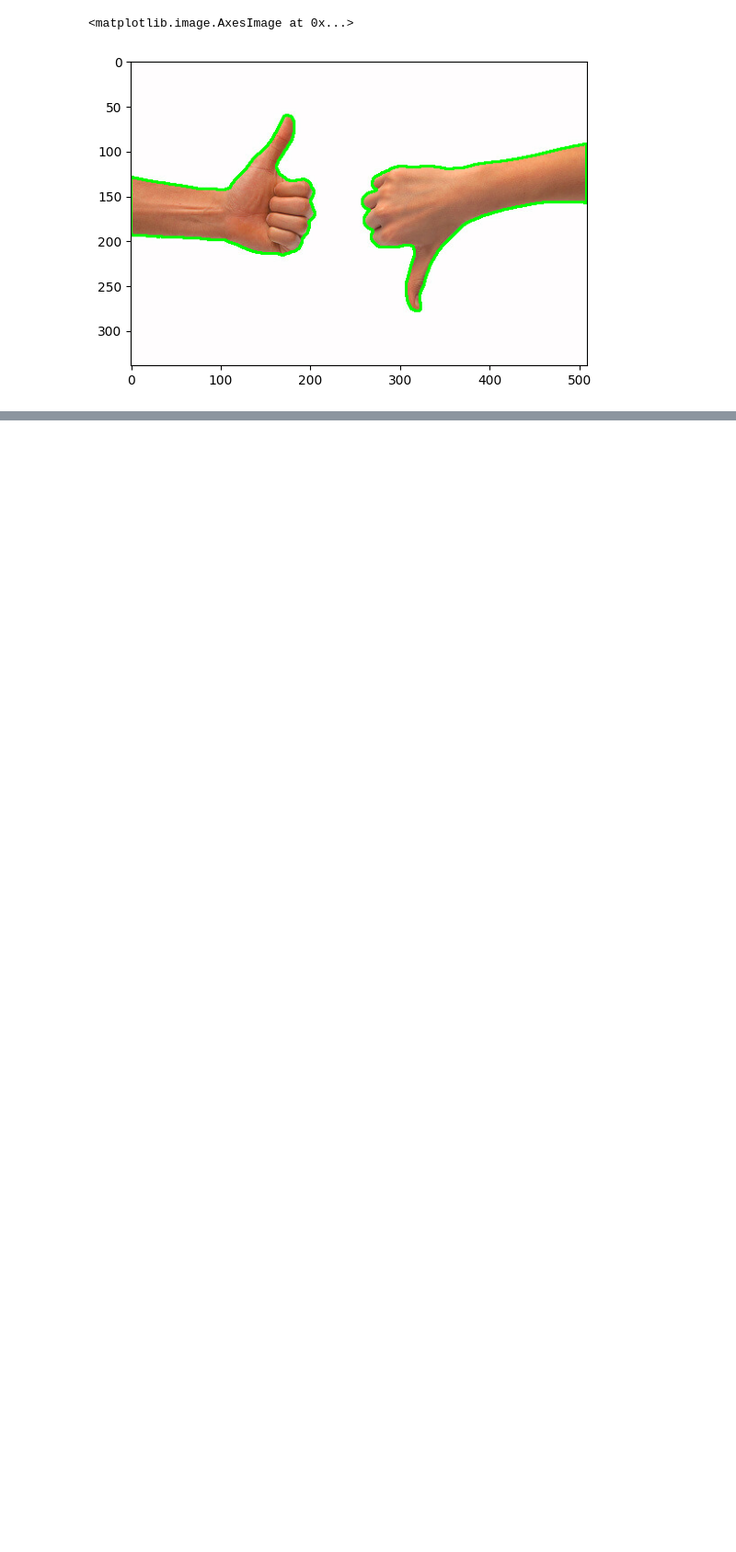
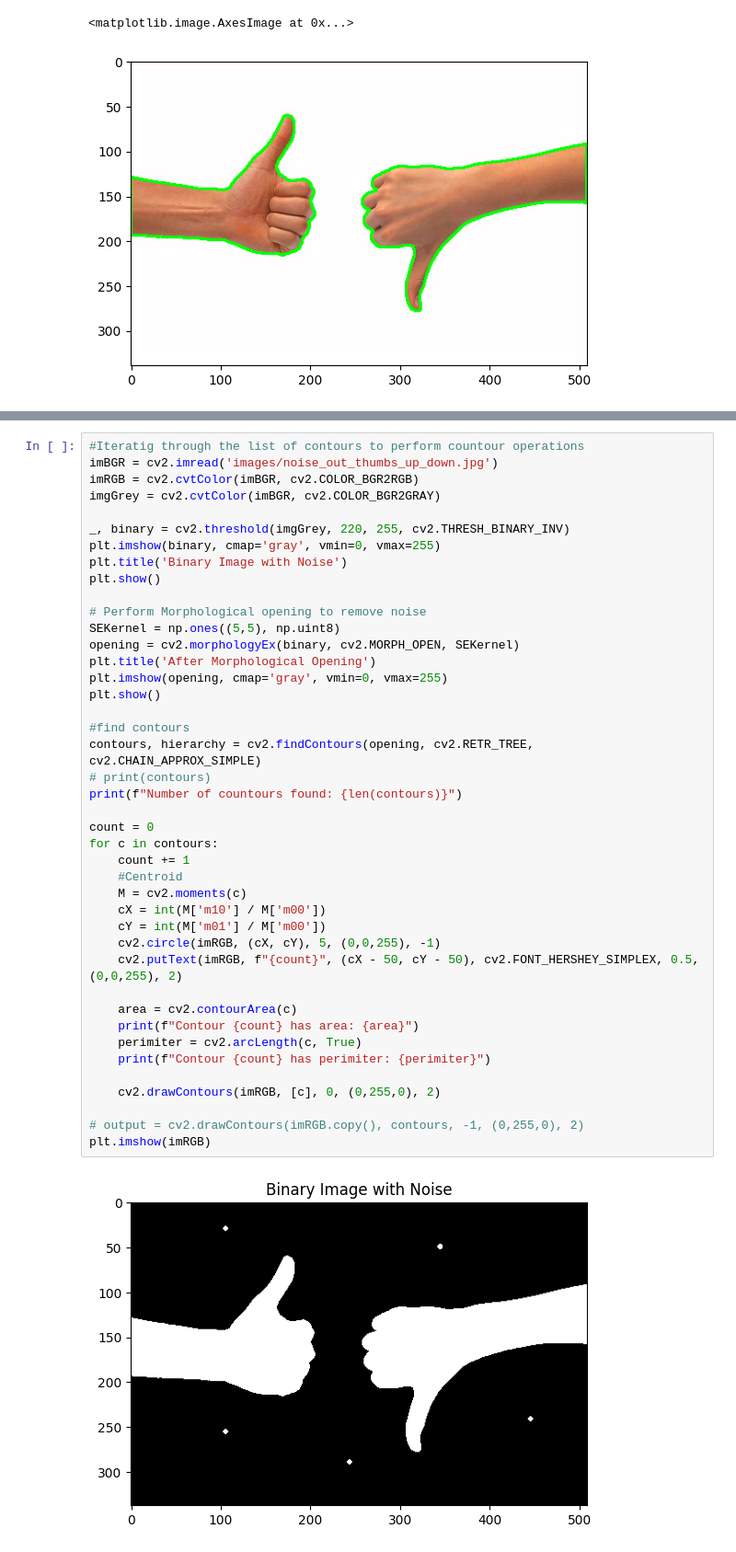
Before and after one commit to svabela5/IPVCLectures, a Jupyter notebook: Lecture12_ContourDetection.ipynb, the cells around one changed output, grey strips where cells are left out. Shown at 92% size. Drawn from its saved outputs; the diff is of its cells as text; blank space fills up the shorter version.

```diff
--- a/Lecture12_ContourDetection.ipynb
+++ b/Lecture12_ContourDetection.ipynb
@@ -43,0 +147,44 @@ Number of countours found: 2
+# %%
+#Iteratig through the list of contours to perform countour operations
+imBGR = cv2.imread('images/noise_out_thumbs_up_down.jpg')
+imRGB = cv2.cvtColor(imBGR, cv2.COLOR_BGR2RGB)
+imgGrey = cv2.cvtColor(imBGR, cv2.COLOR_BGR2GRAY)
+
+_, binary = cv2.threshold(imgGrey, 220, 255, cv2.THRESH_BINARY_INV)
+plt.imshow(binary, cmap='gray', vmin=0, vmax=255)
+plt.title('Binary Image with Noise')
+plt.show()
+
+# Perform Morphological opening to remove noise
+SEKernel = np.ones((5,5), np.uint8)
+opening = cv2.morphologyEx(binary, cv2.MORPH_OPEN, SEKernel)
+plt.title('After Morphological Opening')
+plt.imshow(opening, cmap='gray', vmin=0, vmax=255)
+plt.show()
+
+#find contours
+contours, hierarchy = cv2.findContours(opening, cv2.RETR_TREE, cv2.CHAIN_APPROX_SIMPLE)
+# print(contours)
+print(f"Number of countours found: {len(contours)}")
+
+count = 0
+for c in contours:
+    count += 1
+    #Centroid
+    M = cv2.moments(c)
+    cX = int(M['m10'] / M['m00'])
+    cY = int(M['m01'] / M['m00'])
+    cv2.circle(imRGB, (cX, cY), 5, (0,0,255), -1)
+    cv2.putText(imRGB, f"{count}", (cX - 50, cY - 50), cv2.FONT_HERSHEY_SIMPLEX, 0.5, (0,0,255), 2)
+
+    area = cv2.contourArea(c)
+    print(f"Contour {count} has area: {area}")
+    perimiter = cv2.arcLength(c, True)
+    print(f"Contour {count} has perimiter: {perimiter}")
+
+    cv2.drawContours(imRGB, [c], 0, (0,255,0), 2)
+
+# output = cv2.drawContours(imRGB.copy(), contours, -1, (0,255,0), 2)
+plt.imshow(imRGB)
+# %% [output]
+[figure, added]
```
Also changed, not shown: parts of 4 cells of this notebook, 1 other file.
